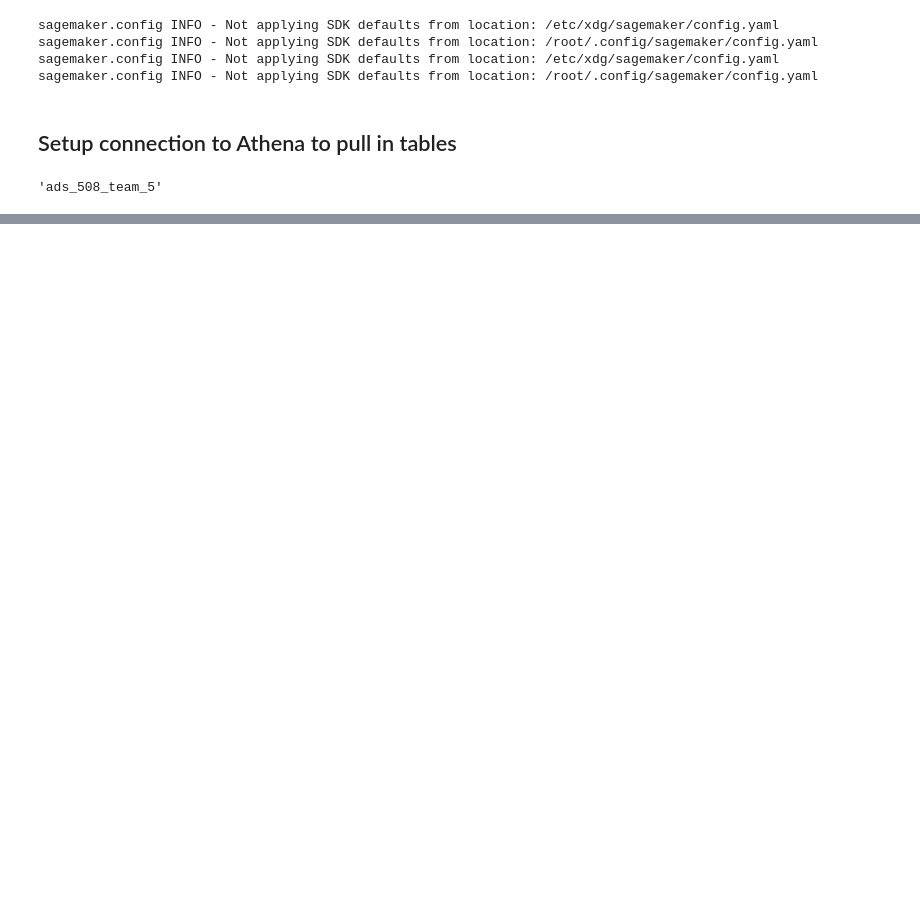
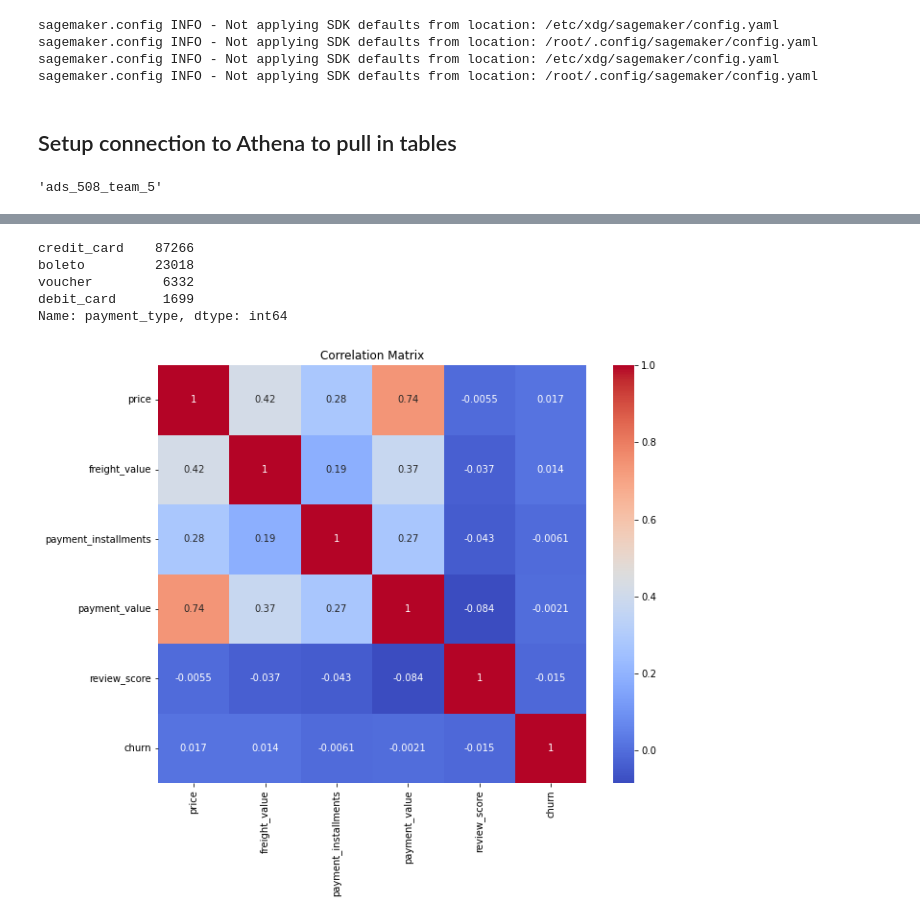
Before and after one commit to justinm329/ads_508_team_project_test, a Jupyter notebook: JF_EDA_refined.ipynb, the cells around one changed output, grey strips where cells are left out. Saved outputs shown, nothing was run; the diff lists cells and outputs as text; code cells hidden in the pictures; blank space fills up the shorter version.

```diff
--- a/JF_EDA_refined.ipynb
+++ b/JF_EDA_refined.ipynb
@@ -57,0 +113,14 @@ main_df.head()
+# %%
+## slice out columns needed
+sliced_orders = orders_df[['order_id', 'customer_id', 'order_status', "order_purchase_timestamp"]]
+sliced_items = order_items_df[['order_id', 'price', 'freight_value']]
+sliced_payments = order_payments_df[['order_id', 'payment_type', 'payment_installments', 'payment_value']]
+sliced_reviews = order_reviews_df[['order_id', 'review_score']]
+# %%
+# perform merge or inner join on customer_df
+df_merged = customer_df.merge(
+    sliced_orders, on = 'customer_id').merge(
+    sliced_items, on = 'order_id').merge(
+    sliced_payments, on = 'order_id').merge(
+    sliced_reviews, on = 'order_id')
+df_merged.head()
@@ -57,0 +134,18 @@ main_df.head()
+# %%
+## In order for us to get teh customer churn we need to figure out who has made reorders and who has not, we can use the customer_id key
+## and teh customer unique key
+
+# conver teh timestamp to a date time
+df_merged['order_purchase_timestamp'] = pd.to_datetime(df_merged['order_purchase_timestamp'])
+# get tehf irst and last purchase for each customer
+purchase_dates = df_merged.groupby('customer_unique_id').agg(first_purchase=pd.NamedAgg(column='order_purchase_timestamp', aggfunc='min'),
+                                                       last_purchase=pd.NamedAgg(column='order_purchase_timestamp', aggfunc='max')).reset_index()
+#Calculate the repurchase time in days for each customer
+purchase_dates['repurchase_time'] = (purchase_dates['last_purchase'] - purchase_dates['first_purchase']).dt.days
+churn_threshold = 180
+
+# Identify churned customers based on the churn threshold
+# Customers who have not made any repurchase within the churn threshold or who never made a repurchase
+purchase_dates['churn'] = ((purchase_dates['repurchase_time'] > churn_threshold) | (purchase_dates['repurchase_time'] == 0)).astype(int)
+df_with_churn = df_merged.merge(purchase_dates[['customer_unique_id', 'churn']], on='customer_unique_id', how='inner')
+df_with_churn['churn'].value_counts()
@@ -57,0 +218,21 @@ main_df.head()
+# %%
+df_with_churn['payment_type'].value_counts()
+# %% [output]
+credit_card    87266
+boleto         23018
+voucher         6332
+debit_card      1699
+Name: payment_type, dtype: int64
+# %%
+import pandas as pd
+import seaborn as sns
+import matplotlib.pyplot as plt
+corr_matrix = df_with_churn[["price", "freight_value", "payment_installments", "payment_value", "review_score", 'churn']].corr()
+
+# Plotting the correlation matrix
+plt.figure(figsize=(10, 8))
+sns.heatmap(corr_matrix, annot=True, cmap='coolwarm')
+plt.title("Correlation Matrix")
+plt.show()
+# %% [output]
+[figure, added]
```
Also changed, not shown: parts of 19 cells of this notebook.
